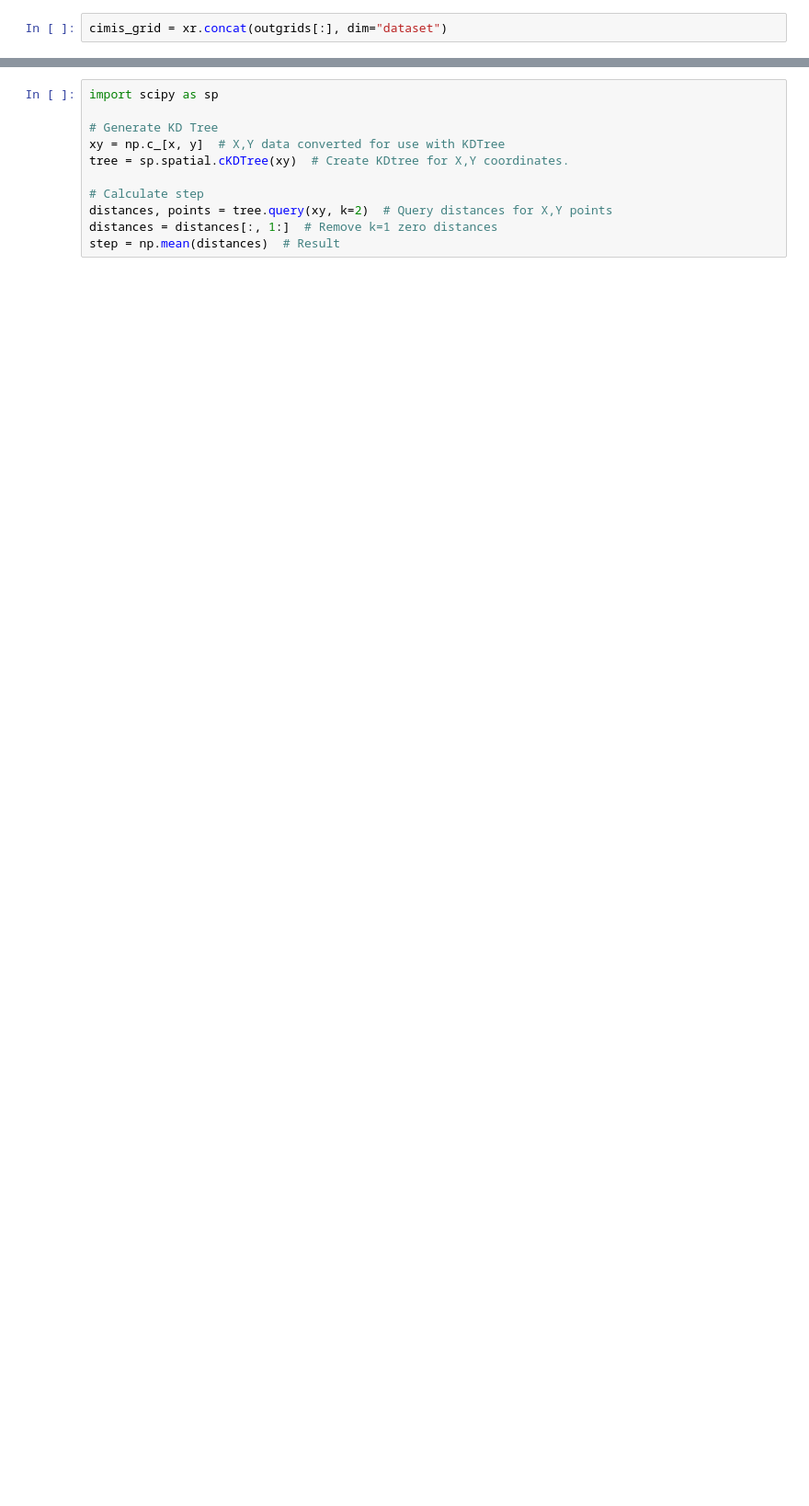
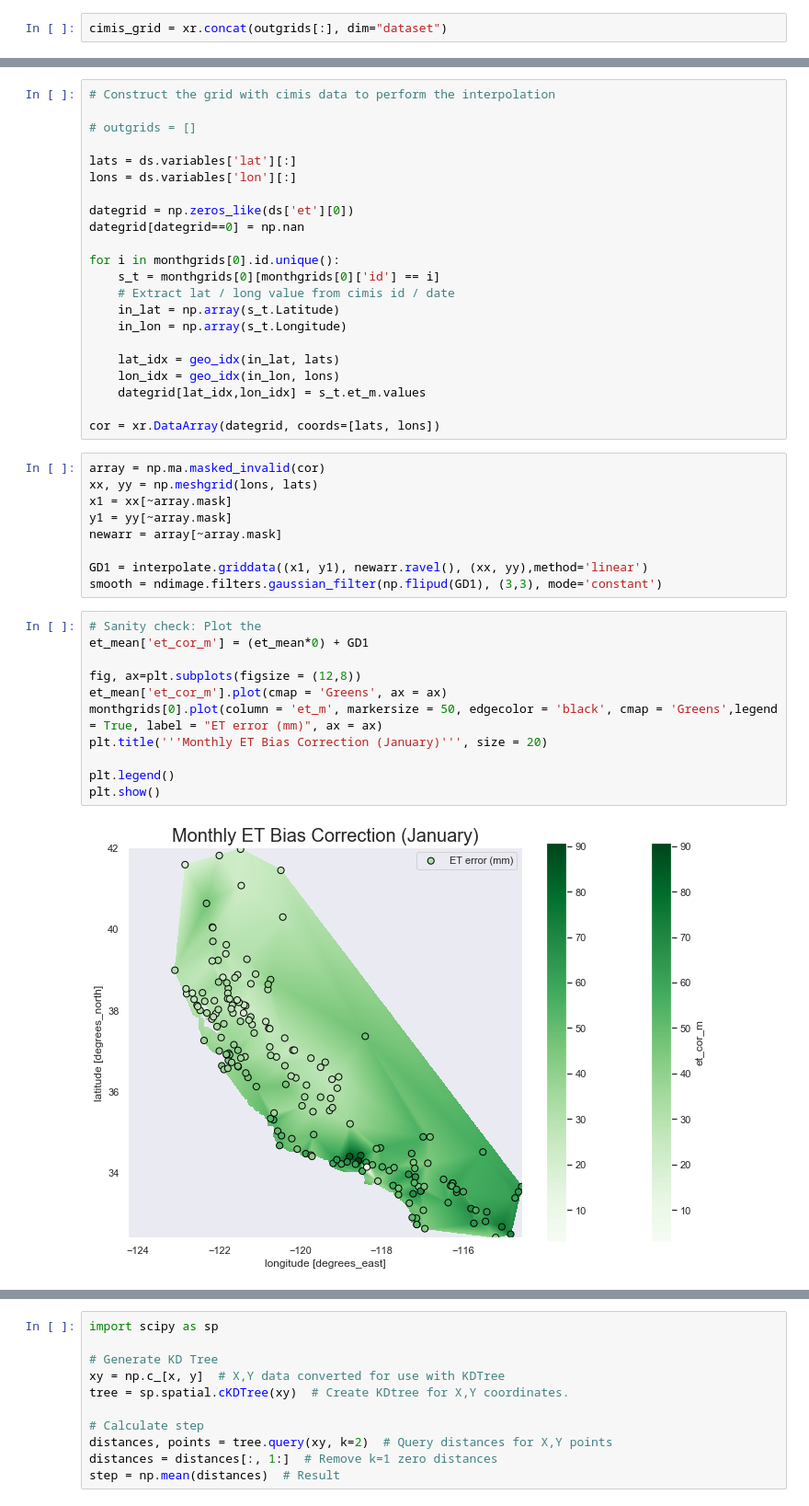
Before and after one commit to kashingtonDC/CIMIS, a Jupyter notebook: code/CIMIS-Copy3.ipynb, the cells around one changed output, grey strips where cells are left out. Shown at 92% size. Saved outputs shown, nothing was run; the diff lists cells and outputs as text; blank space fills up the shorter version.

```diff
--- a/code/CIMIS-Copy3.ipynb
+++ b/code/CIMIS-Copy3.ipynb
@@ -675,0 +784,44 @@ Coordinates:
+# %%
+# Construct the grid with cimis data to perform the interpolation
+
+# outgrids = []
+
+lats = ds.variables['lat'][:]
+lons = ds.variables['lon'][:]
+
+dategrid = np.zeros_like(ds['et'][0])
+dategrid[dategrid==0] = np.nan
+
+for i in monthgrids[0].id.unique():
+    s_t = monthgrids[0][monthgrids[0]['id'] == i]
+    # Extract lat / long value from cimis id / date
+    in_lat = np.array(s_t.Latitude)
+    in_lon = np.array(s_t.Longitude)
+
+    lat_idx = geo_idx(in_lat, lats)
+    lon_idx = geo_idx(in_lon, lons)
+    dategrid[lat_idx,lon_idx] = s_t.et_m.values
+
+cor = xr.DataArray(dategrid, coords=[lats, lons])
+# %%
+array = np.ma.masked_invalid(cor)
+xx, yy = np.meshgrid(lons, lats)
+x1 = xx[~array.mask]
+y1 = yy[~array.mask]
+newarr = array[~array.mask]
+
+GD1 = interpolate.griddata((x1, y1), newarr.ravel(), (xx, yy),method='linear')
+smooth = ndimage.filters.gaussian_filter(np.flipud(GD1), (3,3), mode='constant')
+# %%
+# Sanity check: Plot the
+et_mean['et_cor_m'] = (et_mean*0) + GD1
+
+fig, ax=plt.subplots(figsize = (12,8))
+et_mean['et_cor_m'].plot(cmap = 'Greens', ax = ax)
+monthgrids[0].plot(column = 'et_m', markersize = 50, edgecolor = 'black', cmap = 'Greens',legend = True, label = "ET error (mm)", ax = ax)
+plt.title('''Monthly ET Bias Correction (January)''', size = 20)
+
+plt.legend()
+plt.show()
+# %% [output]
+[figure, added]
```
Also changed, not shown: parts of 53 cells of this notebook.
